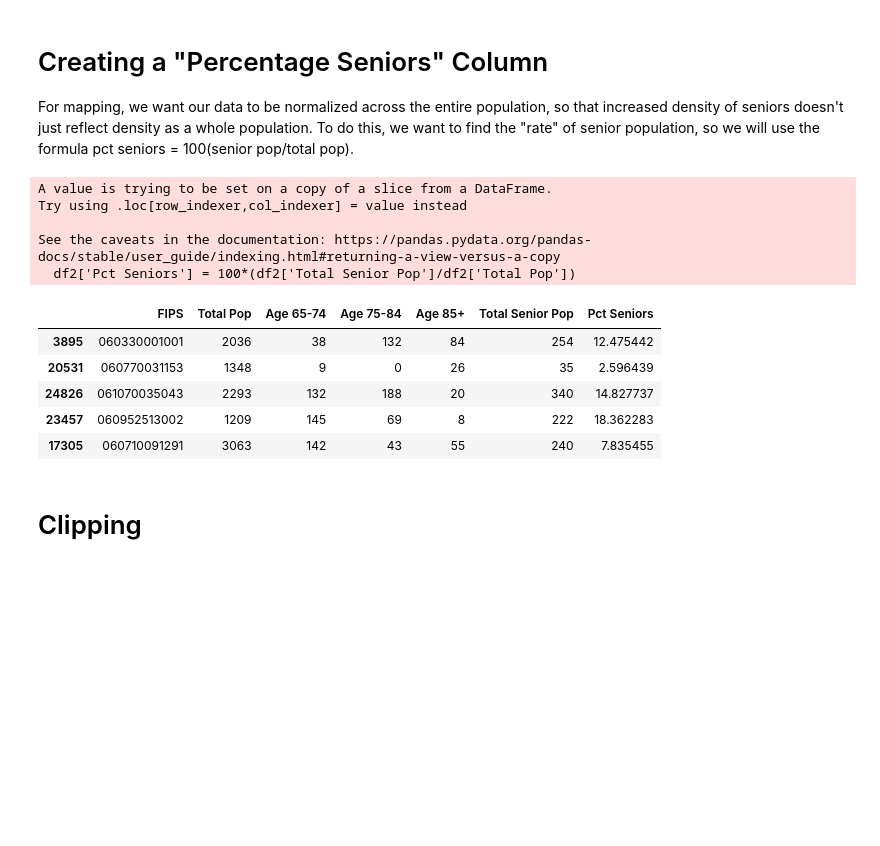
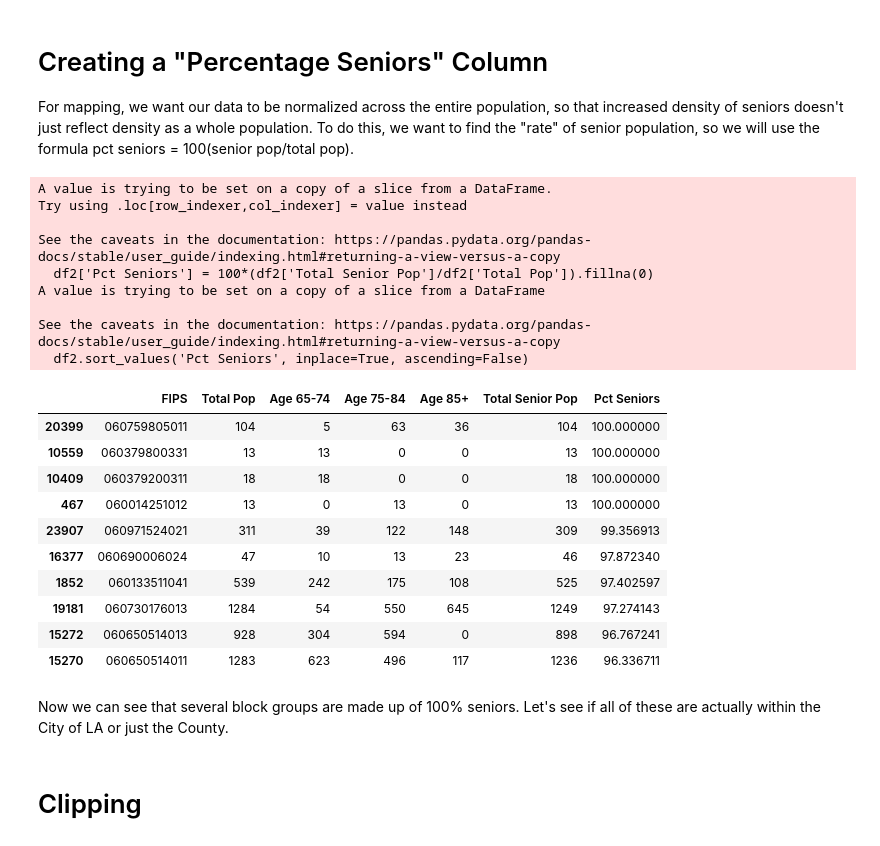
Before and after one commit to lucybriggs12/snakeemoji, a Jupyter notebook: Group Assignments/Week 05/LucyWeek05.ipynb, the cells around one changed output. Cells and saved outputs as stored; diff of their text form; code cells hidden in the pictures; blank space fills up the shorter version.

```diff
--- a/Group Assignments/Week 05/LucyWeek05.ipynb
+++ b/Group Assignments/Week 05/LucyWeek05.ipynb
@@ -210,20 +226,32 @@ df2.sample(5)
 
 For mapping, we want our data to be normalized across the entire population, so that increased density of seniors doesn't just reflect density as a whole population. To do this, we want to find the "rate" of senior population, so we will use the formula pct seniors = 100(senior pop/total pop).
 # %%
-df2['Pct Seniors'] = 100*(df2['Total Senior Pop']/df2['Total Pop'])
-df2.sample(5)
+df2['Pct Seniors'] = 100*(df2['Total Senior Pop']/df2['Total Pop']).fillna(0)
+df2.sort_values('Pct Seniors', inplace=True, ascending=False)
+df2.head(10)
 # %% [output]
 A value is trying to be set on a copy of a slice from a DataFrame.
 Try using .loc[row_indexer,col_indexer] = value instead
 
 See the caveats in the documentation: https://pandas.pydata.org/pandas-docs/stable/user_guide/indexing.html#returning-a-view-versus-a-copy
-  df2['Pct Seniors'] = 100*(df2['Total Senior Pop']/df2['Total Pop'])
+  df2['Pct Seniors'] = 100*(df2['Total Senior Pop']/df2['Total Pop']).fillna(0)
+A value is trying to be set on a copy of a slice from a DataFrame
+
+See the caveats in the documentation: https://pandas.pydata.org/pandas-docs/stable/user_guide/indexing.html#returning-a-view-versus-a-copy
+  df2.sort_values('Pct Seniors', inplace=True, ascending=False)
 |  | FIPS | Total Pop | Age 65-74 | Age 75-84 | Age 85+ | Total Senior Pop | Pct Seniors |
-| 3895 | 060330001001 | 2036 | 38 | 132 | 84 | 254 | 12.475442 |
-| 20531 | 060770031153 | 1348 | 9 | 0 | 26 | 35 | 2.596439 |
-| 24826 | 061070035043 | 2293 | 132 | 188 | 20 | 340 | 14.827737 |
-| 23457 | 060952513002 | 1209 | 145 | 69 | 8 | 222 | 18.362283 |
-| 17305 | 060710091291 | 3063 | 142 | 43 | 55 | 240 | 7.835455 |
+| 20399 | 060759805011 | 104 | 5 | 63 | 36 | 104 | 100.000000 |
+| 10559 | 060379800331 | 13 | 13 | 0 | 0 | 13 | 100.000000 |
+| 10409 | 060379200311 | 18 | 18 | 0 | 0 | 18 | 100.000000 |
+| 467 | 060014251012 | 13 | 0 | 13 | 0 | 13 | 100.000000 |
+| 23907 | 060971524021 | 311 | 39 | 122 | 148 | 309 | 99.356913 |
+| 16377 | 060690006024 | 47 | 10 | 13 | 23 | 46 | 97.872340 |
+| 1852 | 060133511041 | 539 | 242 | 175 | 108 | 525 | 97.402597 |
+| 19181 | 060730176013 | 1284 | 54 | 550 | 645 | 1249 | 97.274143 |
+| 15272 | 060650514013 | 928 | 304 | 594 | 0 | 898 | 96.767241 |
+| 15270 | 060650514011 | 1283 | 623 | 496 | 117 | 1236 | 96.336711 |
+# %% [markdown]
+Now we can see that several block groups are made up of 100% seniors. Let's see if all of these are actually within the City of LA or just the County.
 # %% [markdown]
 # Clipping
 # %%
```
Also changed, not shown: parts of 39 cells of this notebook.
